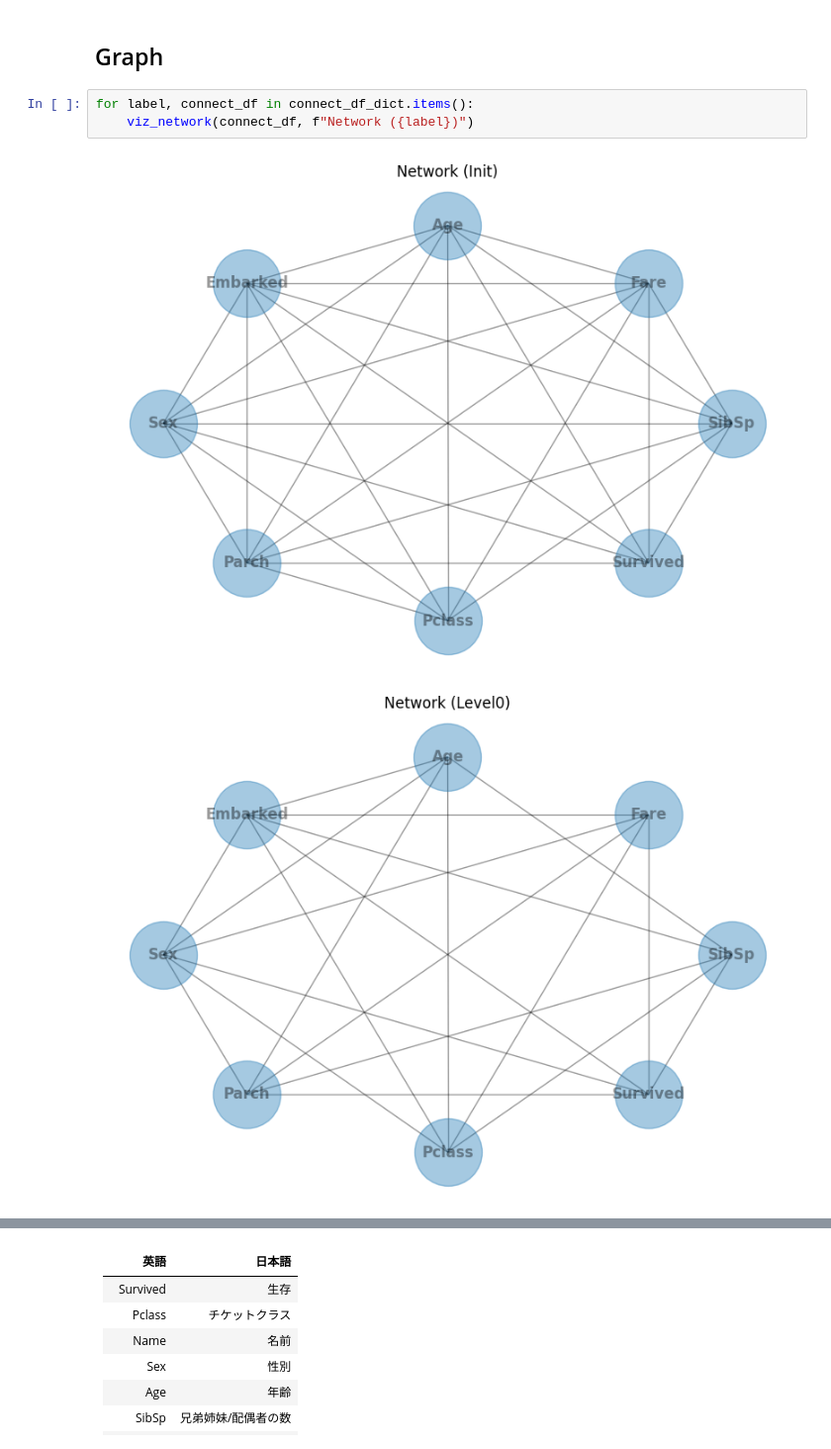
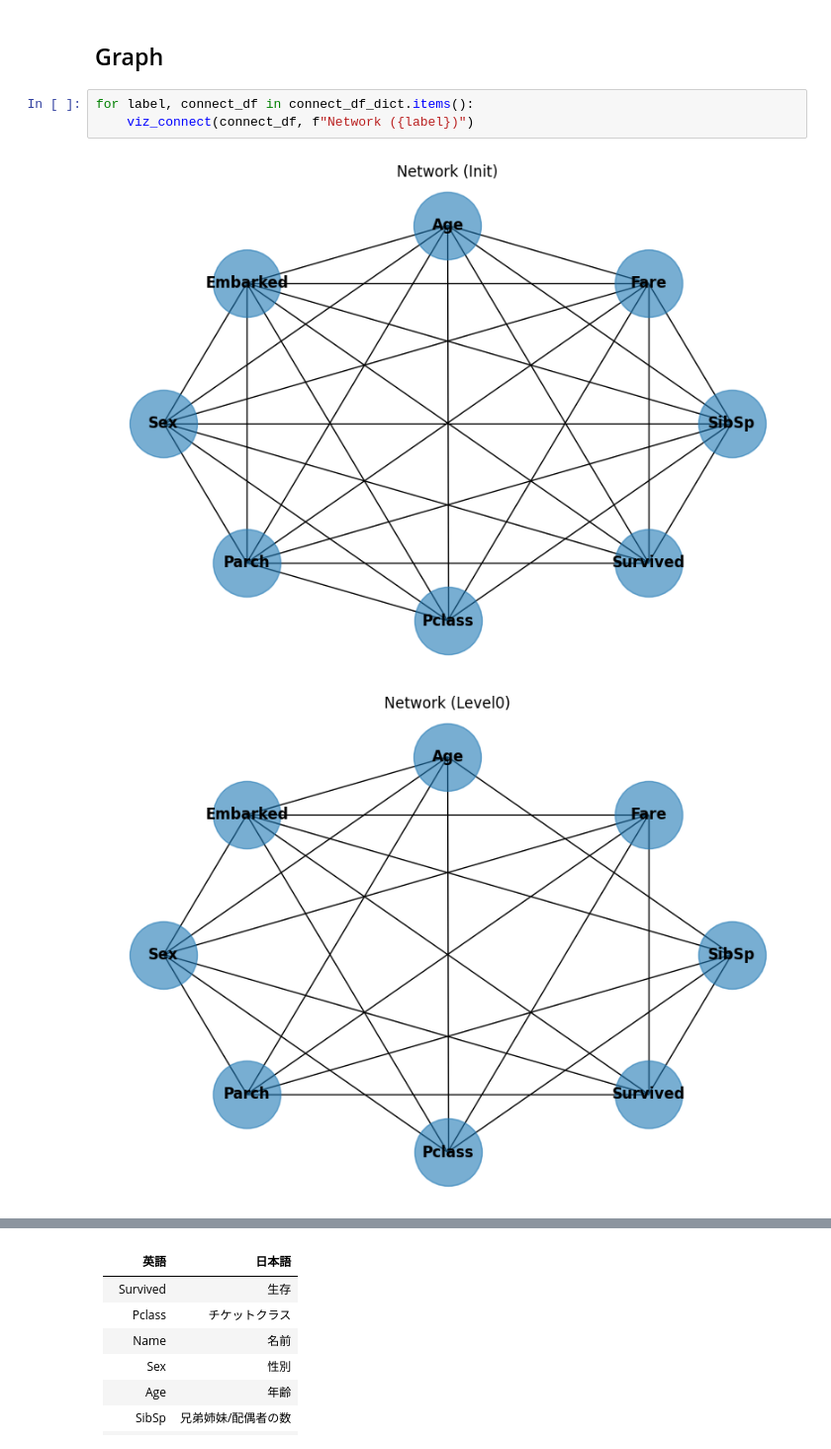
Before and after one commit to TakanariShimbo/example_bayesian_network, a Jupyter notebook: sample_taitanic.ipynb, the cells around one changed output, grey strips where cells are left out. Shown at 99% size. Cells and saved outputs as stored; diff of their text form.

```diff
--- a/sample_taitanic.ipynb
+++ b/sample_taitanic.ipynb
@@ -230,7 +213,7 @@ for label, connect_df in connect_df_dict.items():
 ## Graph
 # %%
 for label, connect_df in connect_df_dict.items():
-    viz_network(connect_df, f"Network ({label})")
+    viz_connect(connect_df, f"Network ({label})")
 # %% [output]
-[figure, old version]
+[figure, new version]
-[figure, old version]
+[figure, new version]
```
Also changed, not shown: parts of 7 cells of this notebook, 4 other files.
